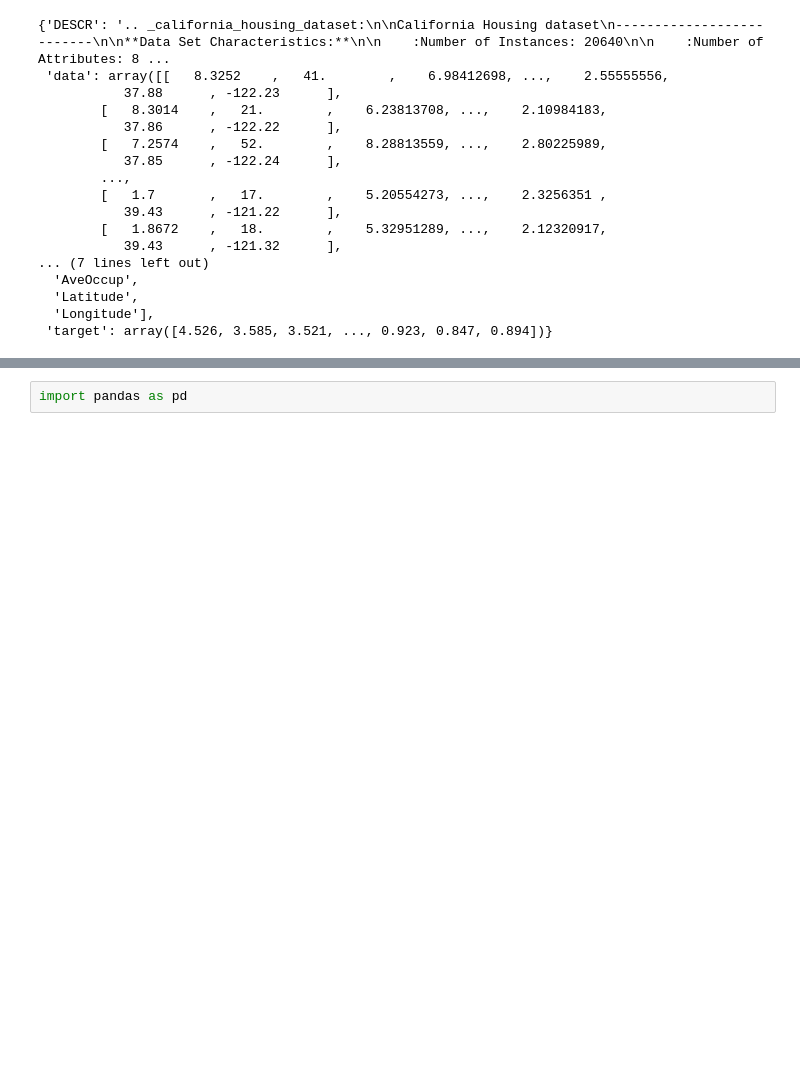
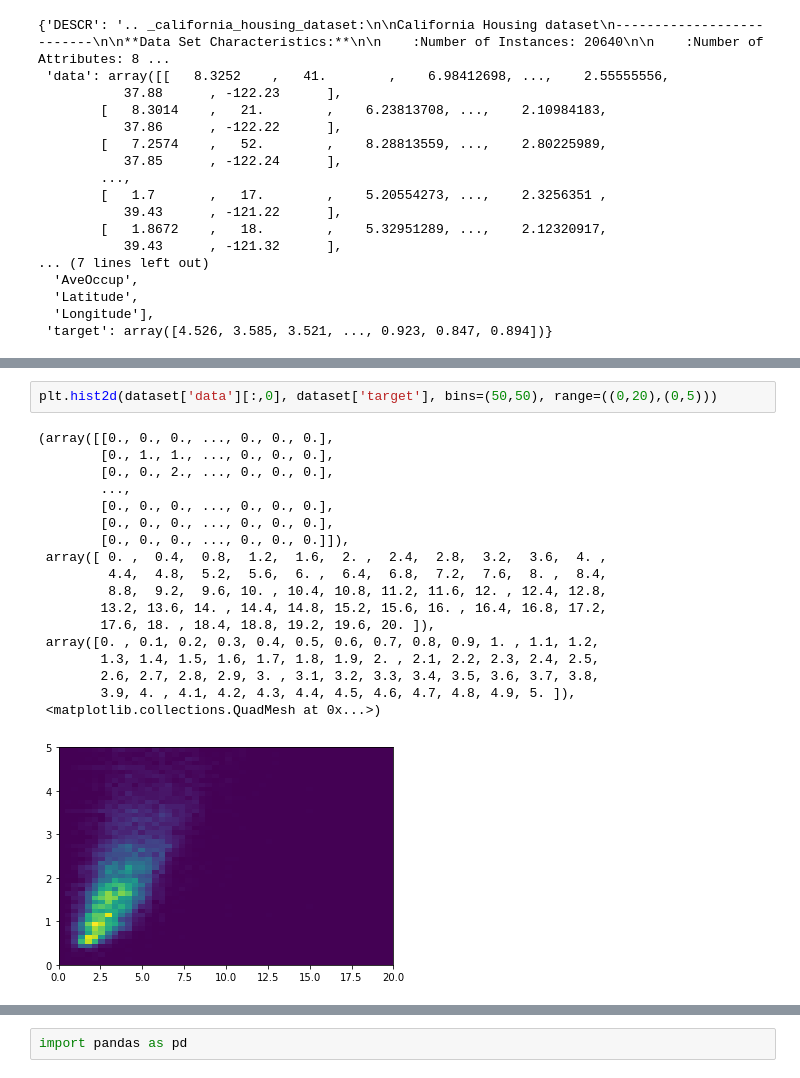
Before and after one commit to cbernet/introduction_machine_learning, a Jupyter notebook: notebooks/supervised_learning/xgboost_housing.ipynb, the cells around one changed output, grey strips where cells are left out. Saved outputs shown, nothing was run; the diff lists cells and outputs as text; blank space fills up the shorter version.

```diff
--- a/notebooks/supervised_learning/xgboost_housing.ipynb
+++ b/notebooks/supervised_learning/xgboost_housing.ipynb
@@ -30,0 +55,21 @@ dataset
+# %%
+plt.hist2d(dataset['data'][:,0], dataset['target'], bins=(50,50), range=((0,20),(0,5)))
+# %% [output]
+(array([[0., 0., 0., ..., 0., 0., 0.],
+        [0., 1., 1., ..., 0., 0., 0.],
+        [0., 0., 2., ..., 0., 0., 0.],
+        ...,
+        [0., 0., 0., ..., 0., 0., 0.],
+        [0., 0., 0., ..., 0., 0., 0.],
+        [0., 0., 0., ..., 0., 0., 0.]]),
+ array([ 0. ,  0.4,  0.8,  1.2,  1.6,  2. ,  2.4,  2.8,  3.2,  3.6,  4. ,
+         4.4,  4.8,  5.2,  5.6,  6. ,  6.4,  6.8,  7.2,  7.6,  8. ,  8.4,
+         8.8,  9.2,  9.6, 10. , 10.4, 10.8, 11.2, 11.6, 12. , 12.4, 12.8,
+        13.2, 13.6, 14. , 14.4, 14.8, 15.2, 15.6, 16. , 16.4, 16.8, 17.2,
+        17.6, 18. , 18.4, 18.8, 19.2, 19.6, 20. ]),
+ array([0. , 0.1, 0.2, 0.3, 0.4, 0.5, 0.6, 0.7, 0.8, 0.9, 1. , 1.1, 1.2,
+        1.3, 1.4, 1.5, 1.6, 1.7, 1.8, 1.9, 2. , 2.1, 2.2, 2.3, 2.4, 2.5,
+        2.6, 2.7, 2.8, 2.9, 3. , 3.1, 3.2, 3.3, 3.4, 3.5, 3.6, 3.7, 3.8,
+        3.9, 4. , 4.1, 4.2, 4.3, 4.4, 4.5, 4.6, 4.7, 4.8, 4.9, 5. ]),
+ <matplotlib.collections.QuadMesh at 0x...>)
+[figure, added]
```
Also changed, not shown: parts of 15 cells of this notebook.
